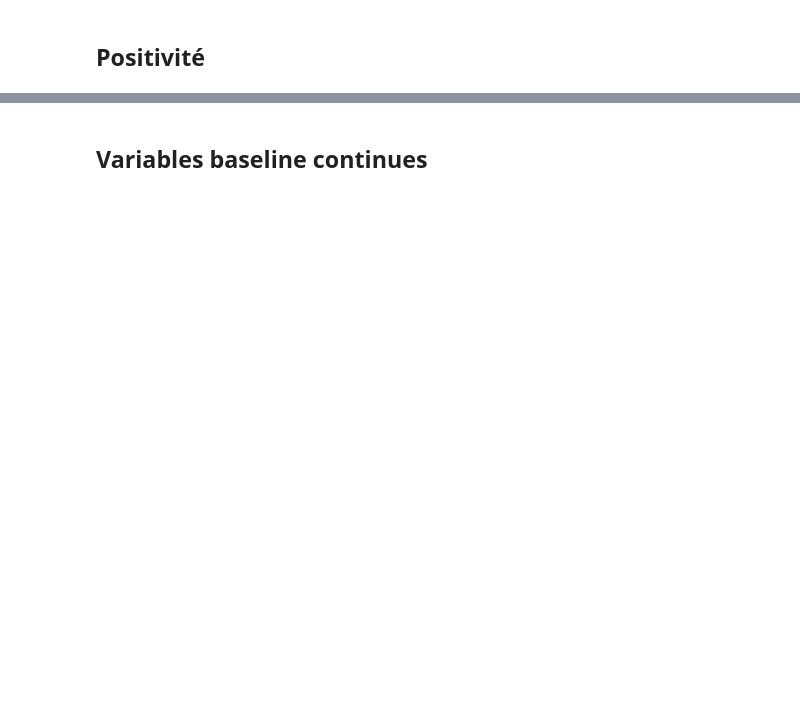
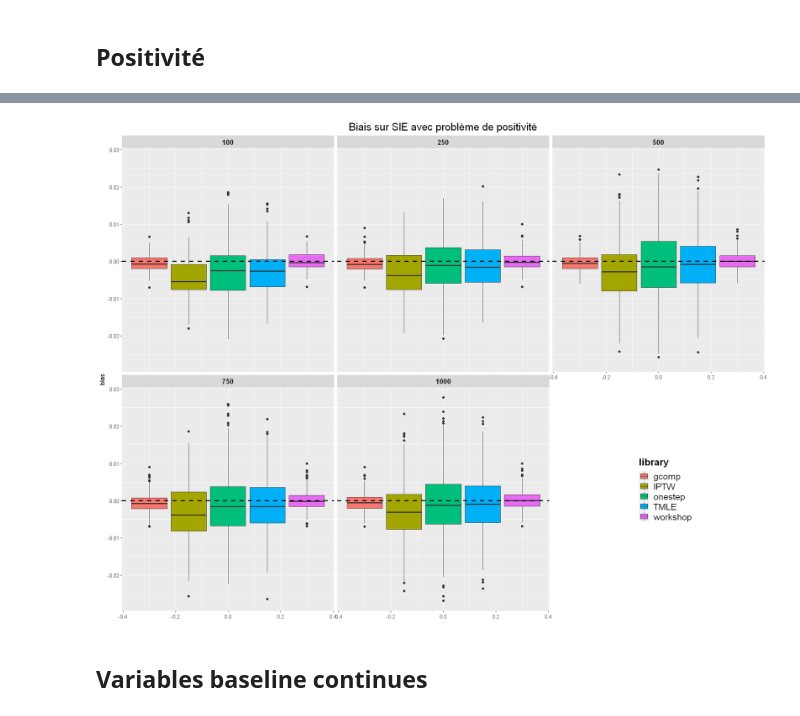
Before and after one commit to jayalabanda/mediation-analysis, a Jupyter notebook: Results/comparisons/bias_comparison_plots.ipynb, the cells around one changed output, grey strips where cells are left out. Cells and saved outputs as stored; diff of their text form; code cells hidden in the pictures; blank space fills up the shorter version.

```diff
--- a/Results/comparisons/bias_comparison_plots.ipynb
+++ b/Results/comparisons/bias_comparison_plots.ipynb
@@ -70,8 +107,8 @@ for (n_sim in n_sims) {
 # %%
-for (n_sim in n_sims) {
-  data <- read.csv(paste0("biases_sie_posit_", n_sim, ".csv", sep = ""))
-  plot_biases(data, n_sim, "SIE avec problème de positivité\n")
-}
+p <- plot_biases("sie_posit", n_sims, "SIE avec problème de positivité")
+print(p)
+# %% [output]
+[figure, added]
 # %% [markdown]
 ## Variables baseline continues
 # %%
```
Also changed, not shown: parts of 17 cells of this notebook, 1 other file.
